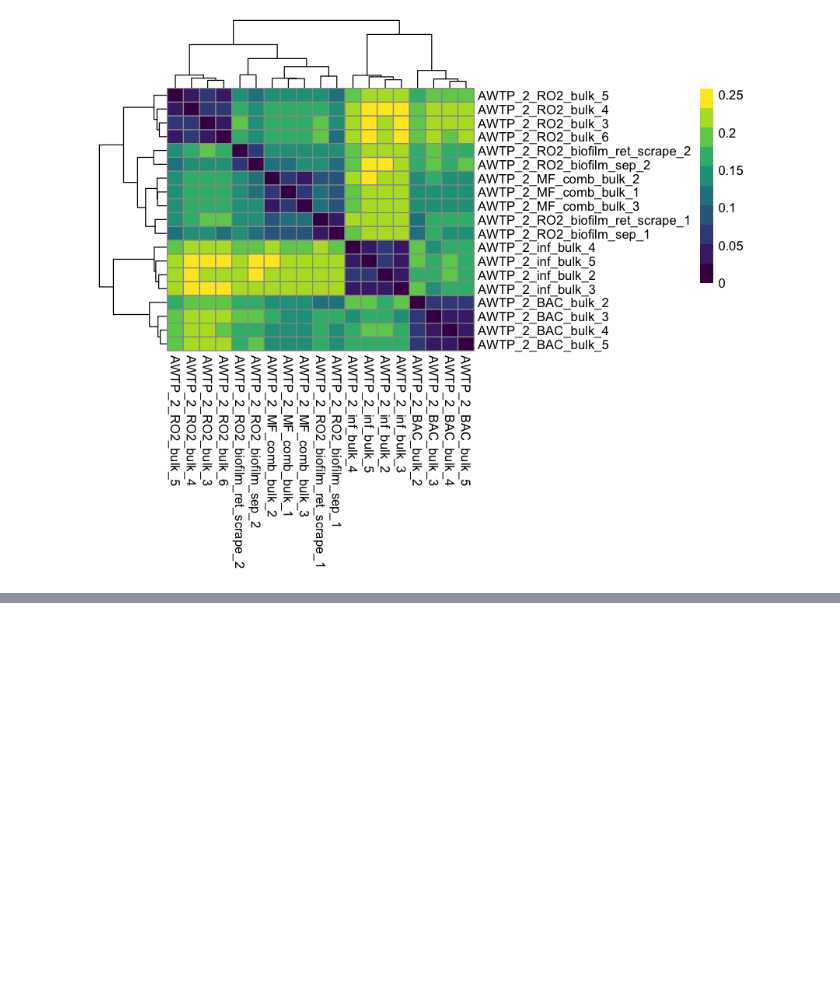
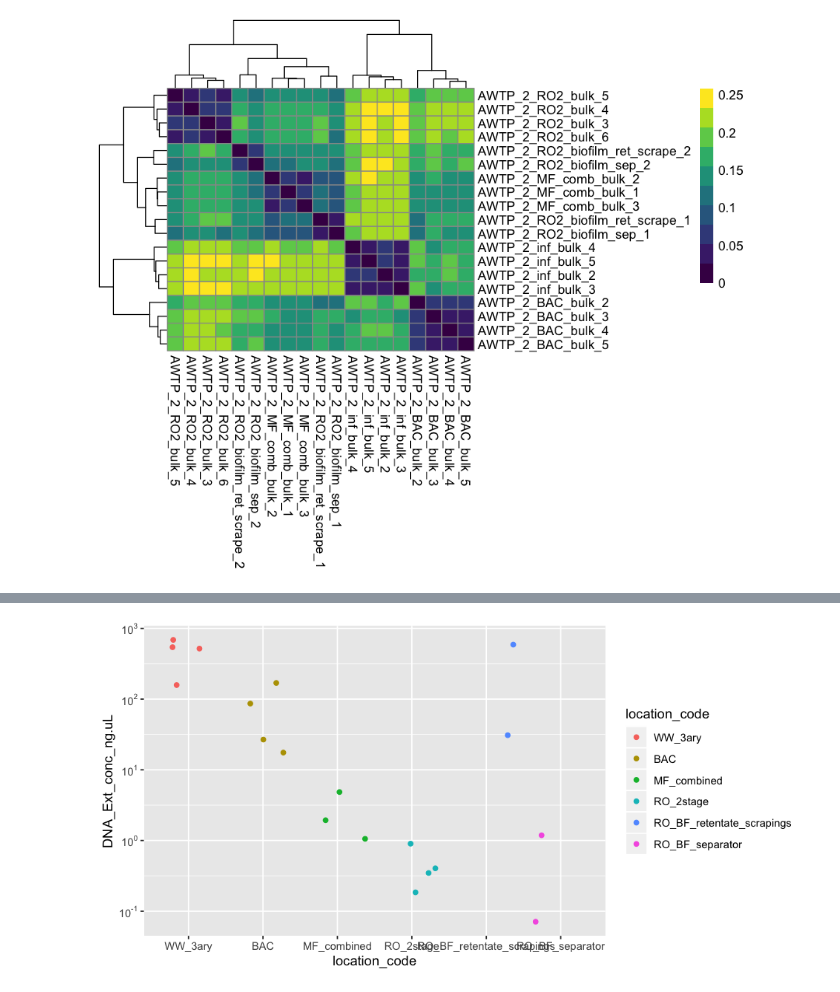
Before and after one commit to rosekantor/awtp2, a Jupyter notebook: metagenome_stats.ipynb, the cells around one changed output, grey strips where cells are left out. Saved outputs shown, nothing was run; the diff lists cells and outputs as text; code cells hidden in the pictures; blank space fills up the shorter version.

```diff
--- a/metagenome_stats.ipynb
+++ b/metagenome_stats.ipynb
@@ -175,0 +217,7 @@ A data.frame: 19 × 34
+# %%
+options(repr.plot.width = 8, repr.plot.height = 4)
+ggplot(merged_data, aes(x=location_code, y=DNA_Ext_conc_ng.uL, color=location_code))+
+    geom_jitter()+
+    scale_y_continuous(trans="log10", labels=trans_format("log10", math_format(10^.x)))
+# %% [output]
+[figure, added]
```
Also changed, not shown: parts of 20 cells of this notebook.
